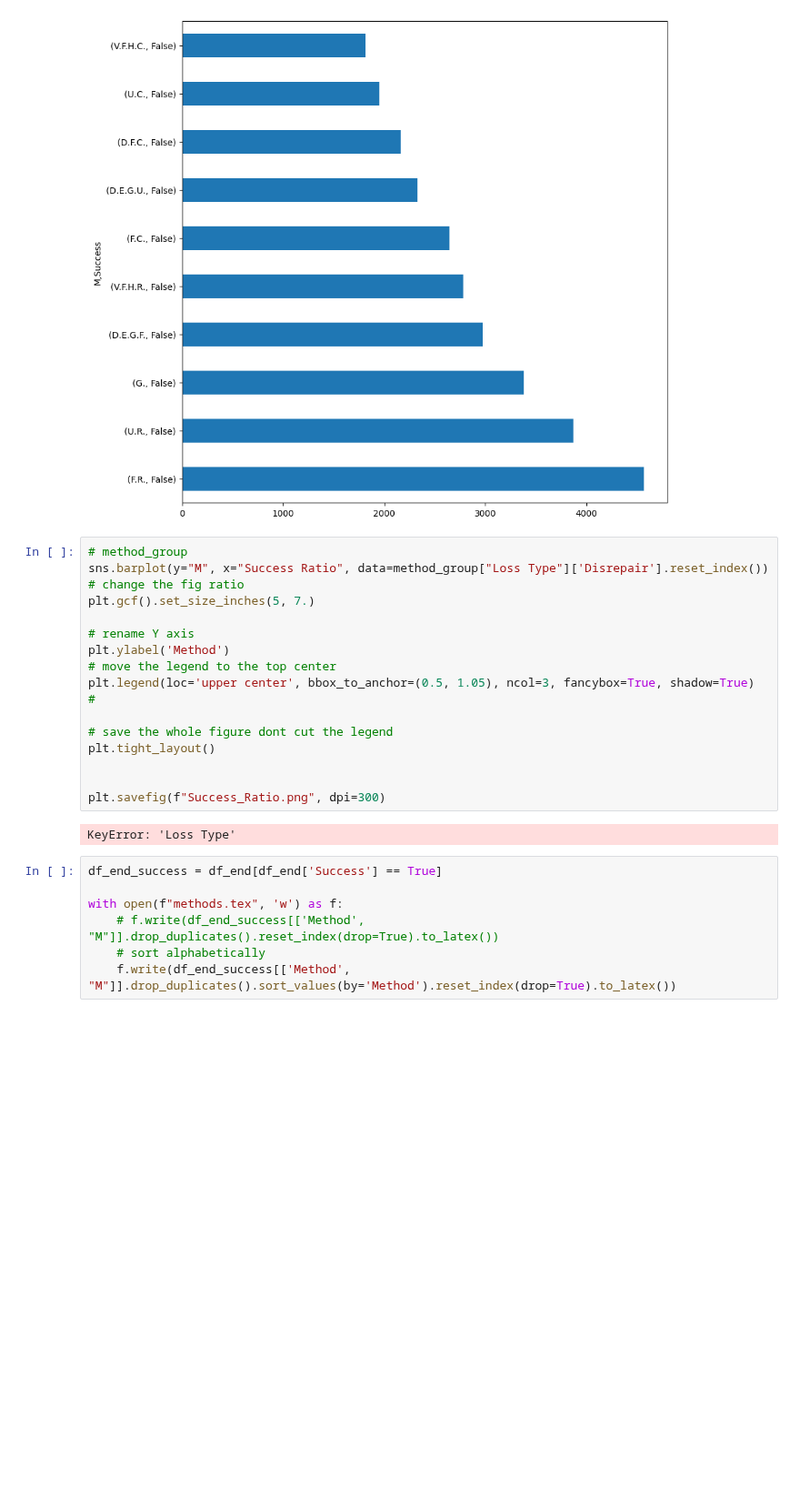
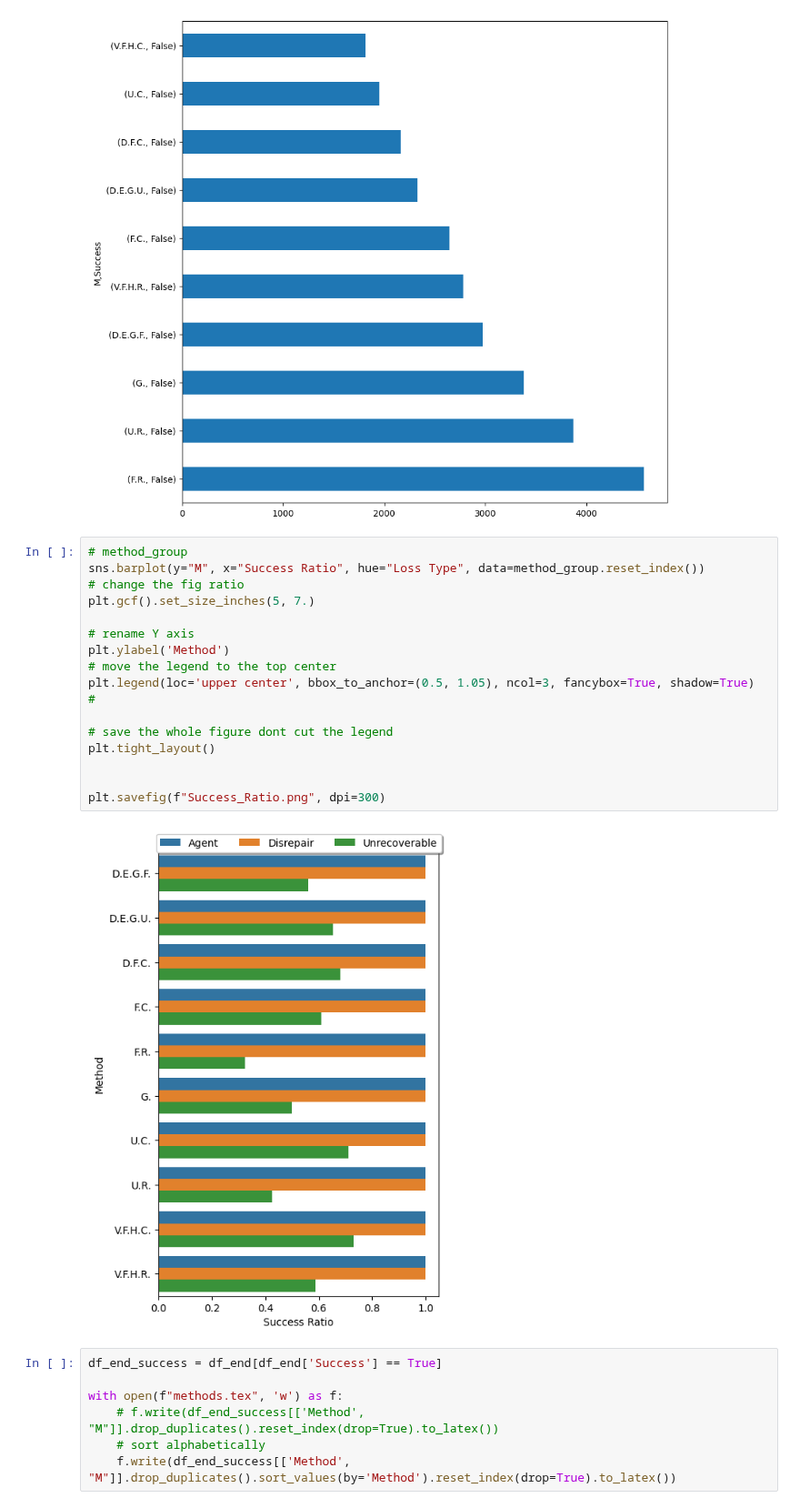
Before and after one commit to DIRECTLab/Multi_Agents_Area_Exploration, a Jupyter notebook: analysing_data/chris_plots/plots.ipynb, the cells around one changed output. Shown at 91% size. Saved outputs shown, nothing was run; the diff lists cells and outputs as text; blank space fills up the shorter version.

Commit message:
small error in one cell is fixed

```diff
--- a/analysing_data/chris_plots/plots.ipynb
+++ b/analysing_data/chris_plots/plots.ipynb
@@ -281,23 +281,23 @@ df_end[df_end['Loss Type'] == 'Unrecoverable'][['M', 'Success']][df_end['Success
 [figure]
 # %%
 # method_group
-sns.barplot(y="M", x="Success Ratio", data=method_group["Loss Type"]['Disrepair'].reset_index())
+sns.barplot(y="M", x="Success Ratio", hue="Loss Type", data=method_group.reset_index())
 # change the fig ratio
 plt.gcf().set_size_inches(5, 7.)
 
 # rename Y axis
 plt.ylabel('Method')
 # move the legend to the top center
 plt.legend(loc='upper center', bbox_to_anchor=(0.5, 1.05), ncol=3, fancybox=True, shadow=True)
 #
 
 # save the whole figure dont cut the legend
 plt.tight_layout()
 
 
 plt.savefig(f"Success_Ratio.png", dpi=300)
 # %% [output]
-KeyError: 'Loss Type'
+[figure, added]
 # %%
 df_end_success = df_end[df_end['Success'] == True]
 
```
Also changed, not shown: parts of 12 cells of this notebook.
